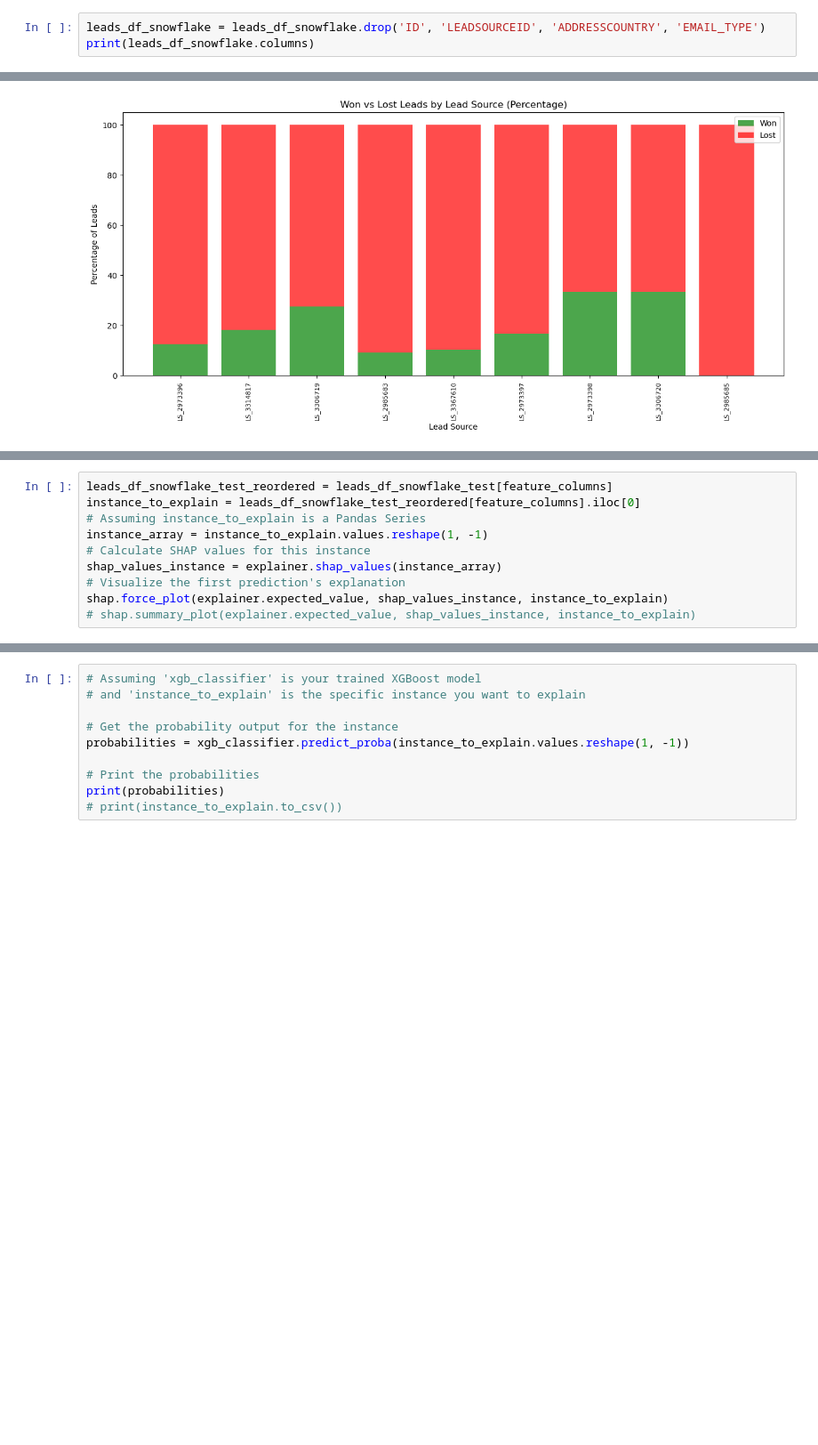
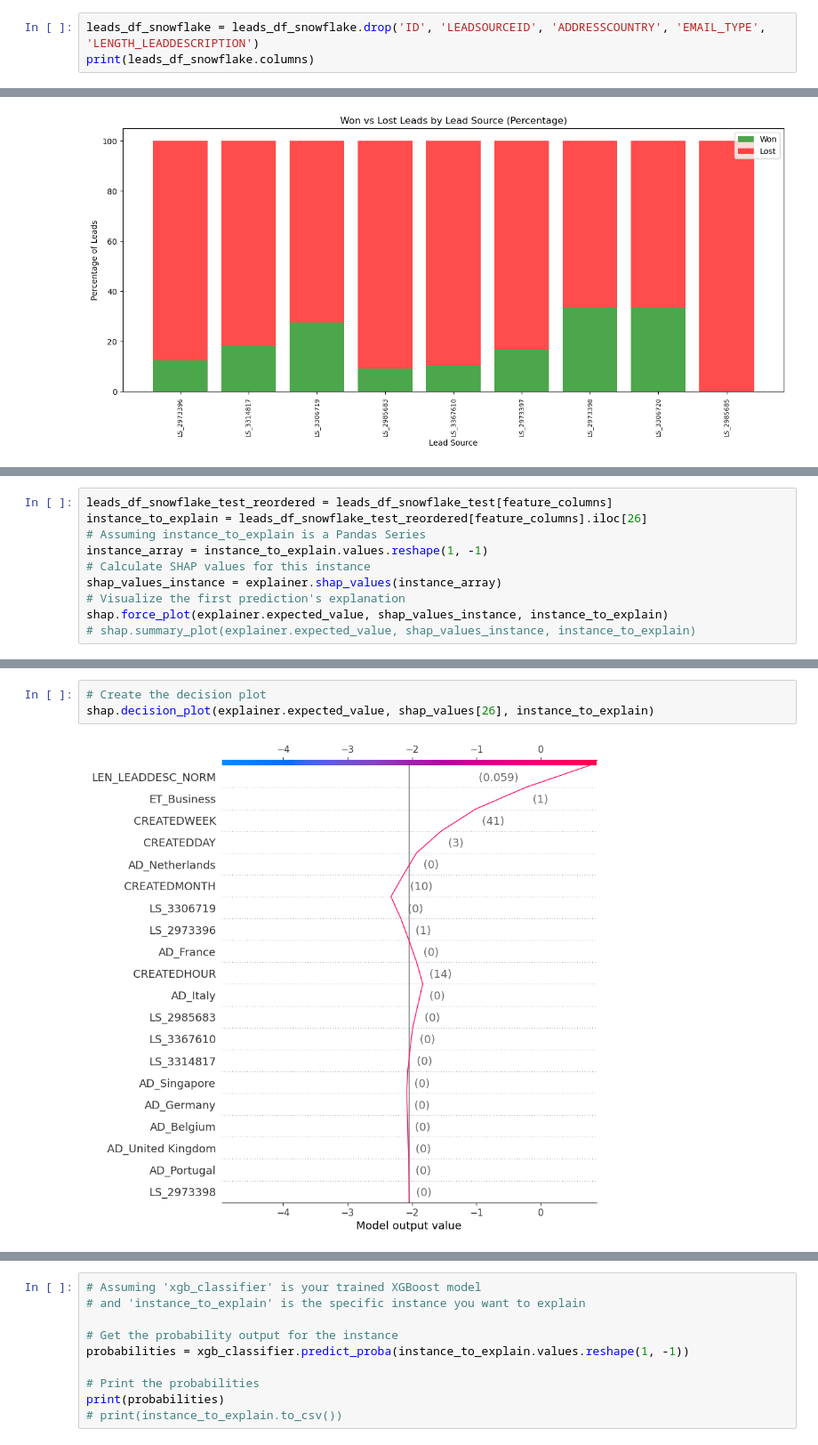
Before and after one commit to mrcomans/Yala_Lead_qualification, a Jupyter notebook: 2_feature_transformations_yala.ipynb, the cells around one changed output, grey strips where cells are left out. Shown at 89% size. Saved outputs shown, nothing was run; the diff lists cells and outputs as text; blank space fills up the shorter version.

```diff
--- a/2_feature_transformations_yala.ipynb
+++ b/2_feature_transformations_yala.ipynb
@@ -264,7 +266,7 @@ print(leads_df_snowflake.columns)
 # %% [markdown]
 ## Drop columns you do no longer need
 # %%
-leads_df_snowflake = leads_df_snowflake.drop('ID', 'LEADSOURCEID', 'ADDRESSCOUNTRY', 'EMAIL_TYPE')
+leads_df_snowflake = leads_df_snowflake.drop('ID', 'LEADSOURCEID', 'ADDRESSCOUNTRY', 'EMAIL_TYPE', 'LENGTH_LEADDESCRIPTION')
 print(leads_df_snowflake.columns)
 # %% [output]
 ['LS_2973396', 'LS_2973397', 'LS_2973398', 'LS_2985683', 'LS_2985685', 'LS_3306719', 'LS_3306720', 'LS_3314817', 'LS_3367610', '"AD_Armenia"', '"AD_Austria"', '"AD_Bangladesh"', '"AD_Belgium"', '"AD_B ...
@@ -1211,6 +1230,6 @@ country_df.show()
 # %%
 leads_df_snowflake_test_reordered = leads_df_snowflake_test[feature_columns]
-instance_to_explain = leads_df_snowflake_test_reordered[feature_columns].iloc[0]
+instance_to_explain = leads_df_snowflake_test_reordered[feature_columns].iloc[26]
 # Assuming instance_to_explain is a Pandas Series
 instance_array = instance_to_explain.values.reshape(1, -1)
 # Calculate SHAP values for this instance
@@ -1220,0 +1252,5 @@ shap.force_plot(explainer.expected_value, shap_values_instance, instance_to_expl
+# %%
+# Create the decision plot
+shap.decision_plot(explainer.expected_value, shap_values[26], instance_to_explain)
+# %% [output]
+[figure, added]
```
Also changed, not shown: parts of 18 cells of this notebook.
